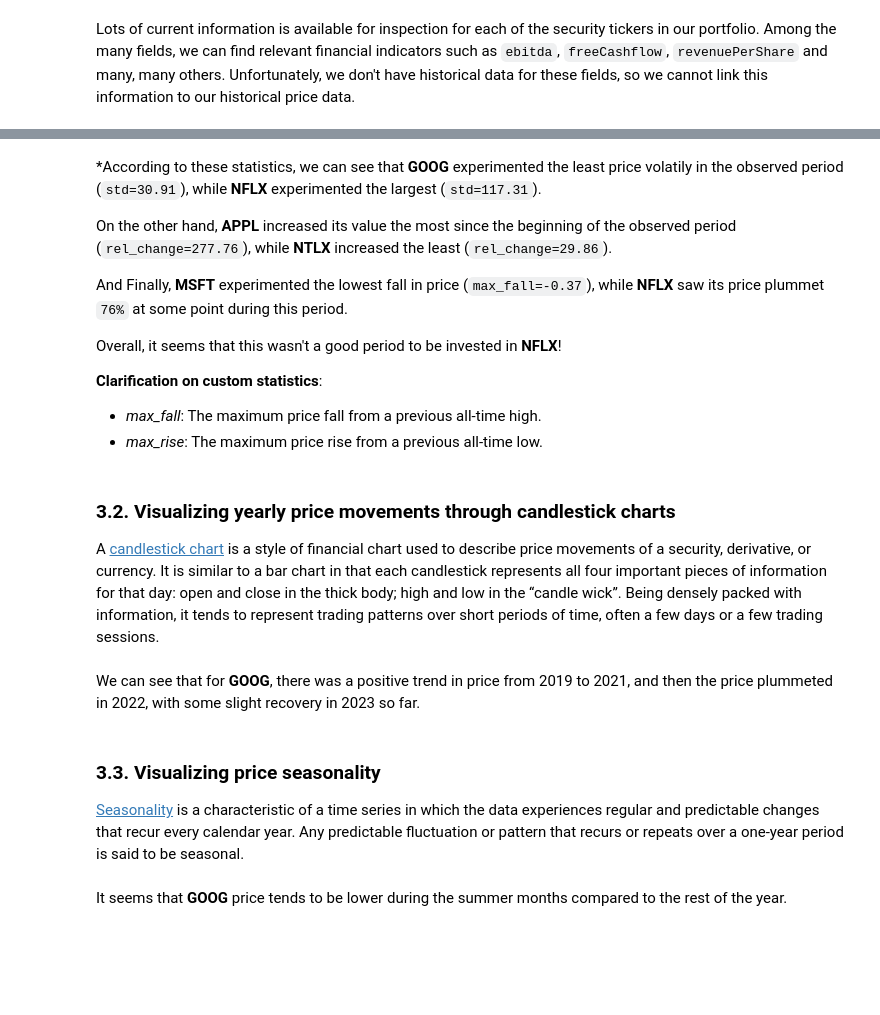
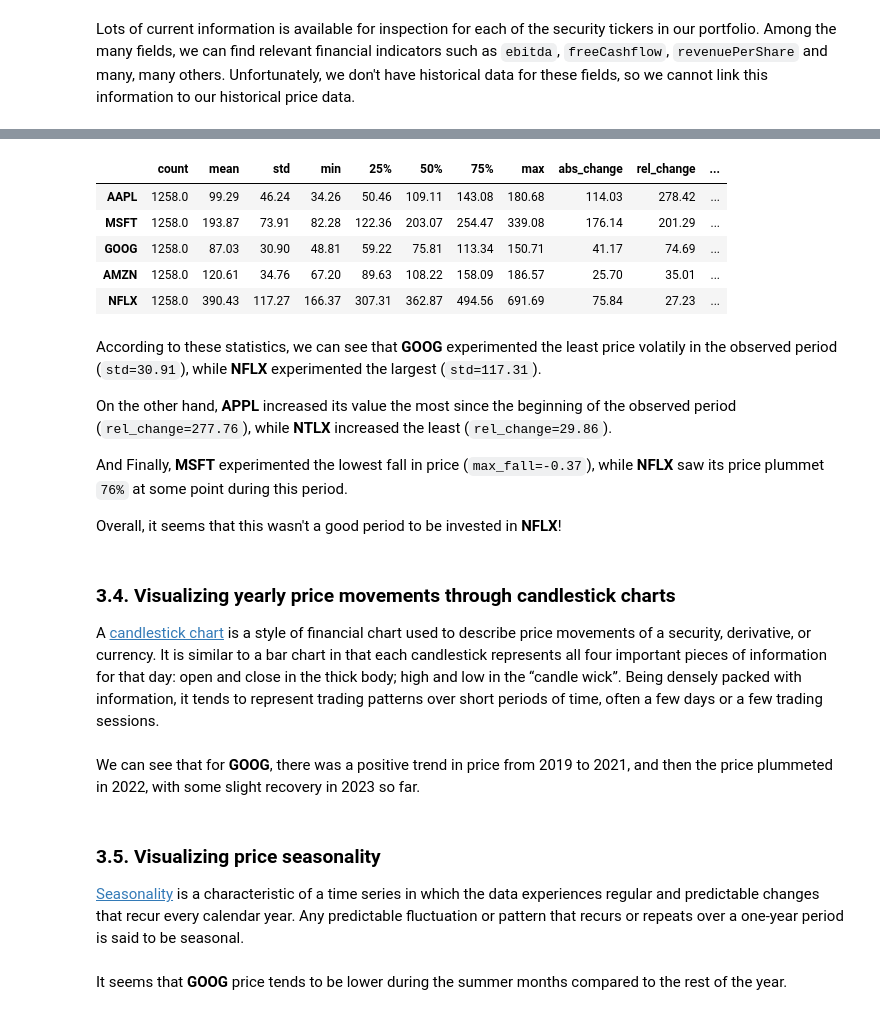
Before and after one commit to CarlosUziel/stock-picker, a Jupyter notebook: notebooks/main.ipynb, the cells around one changed output, grey strips where cells are left out. Saved outputs shown, nothing was run; the diff lists cells and outputs as text; code cells hidden in the pictures; blank space fills up the shorter version.

```diff
--- a/notebooks/main.ipynb
+++ b/notebooks/main.ipynb
@@ -147,0 +205,3 @@ In the previous section, we already did some minor pre-processing such as ensuri
+# %%
+tickers_data.index = pd.to_datetime(tickers_data.index, format="YYYY-MM-DD")
+tickers_data = tickers_data.asfreq("D").sort_index()
@@ -148 +224,18 @@ In the previous section, we already did some minor pre-processing such as ensuri
+# %%
+def rel_change(series: pd.Series):
+    """Relative price increases"""
+    initial_value = series.dropna().iloc[0]
+    return ((series - initial_value) / initial_value) * 100
+
+
+fig = px.line(
+    tickers_data["Adj Close"].apply(rel_change, axis=0),
+    title="Price evolution (in relative terms from the start date)",
+)
+fig.update_layout(
+    yaxis_title="Adj. Close price chage w.r.t. the start date",
+    xaxis_title="Date",
+    legend_title="Security ticker",
+)
+fig.update_layout(template="seaborn").show()
 # %% [markdown]
@@ -164,17 +278,33 @@ INFO:root:Historical price statistics calculated successfully!
+# %%
+price_stats = (
+    pd.concat(
+        (
+            tickers_data["Adj Close"].describe(),
+            tickers_data["Adj Close"].agg([abs_change, rel_change, max_fall, max_rise]),
+        )
+    )
+    .round(2)
+    .transpose()
+    .sort_values(by="rel_change", ascending=False)
+)
+price_stats
+# %% [output]
+|  | count | mean | std | min | 25% | 50% | 75% | max | abs_change | rel_change | ... |
+| AAPL | 1258.0 | 99.29 | 46.24 | 34.26 | 50.46 | 109.11 | 143.08 | 180.68 | 114.03 | 278.42 | ... |
+| MSFT | 1258.0 | 193.87 | 73.91 | 82.28 | 122.36 | 203.07 | 254.47 | 339.08 | 176.14 | 201.29 | ... |
+| GOOG | 1258.0 | 87.03 | 30.90 | 48.81 | 59.22 | 75.81 | 113.34 | 150.71 | 41.17 | 74.69 | ... |
+| AMZN | 1258.0 | 120.61 | 34.76 | 67.20 | 89.63 | 108.22 | 158.09 | 186.57 | 25.70 | 35.01 | ... |
+| NFLX | 1258.0 | 390.43 | 117.27 | 166.37 | 307.31 | 362.87 | 494.56 | 691.69 | 75.84 | 27.23 | ... |
 # %% [markdown]
-*According to these statistics, we can see that **GOOG** experimented the least price volatily in the observed period (`std=30.91`), while **NFLX** experimented the largest (`std=117.31`).
+According to these statistics, we can see that **GOOG** experimented the least price volatily in the observed period (`std=30.91`), while **NFLX** experimented the largest (`std=117.31`).
 
 On the other hand, **APPL** increased its value the most since the beginning of the observed period (`rel_change=277.76`), while **NTLX** increased the least (`rel_change=29.86`).
 
 And Finally, **MSFT** experimented the lowest fall in price (`max_fall=-0.37`), while **NFLX** saw its price plummet `76%` at some point during this period.
 
 Overall, it seems that this wasn't a good period to be invested in **NFLX**!
-
-**Clarification on custom statistics**:
-- *max_fall*: The maximum price fall from a previous all-time high.
-- *max_rise*: The maximum price rise from a previous all-time low.
 # %% [markdown]
-### 3.2. Visualizing yearly price movements through candlestick charts
+### 3.4. Visualizing yearly price movements through candlestick charts
 
 A [candlestick chart](https://en.wikipedia.org/wiki/Candlestick_chart) is a style of financial chart used to describe price movements of a security, derivative, or currency. It is similar to a bar chart in that each candlestick represents all four important pieces of information for that day: open and close in the thick body; high and low in the “candle wick”. Being densely packed with information, it tends to represent trading patterns over short periods of time, often a few days or a few trading sessions.
 # %%
@@ -183,7 +313,7 @@ fig.update_layout(template="seaborn").show()
 # %% [markdown]
 We can see that for **GOOG**, there was a positive trend in price from 2019 to 2021, and then the price plummeted in 2022, with some slight recovery in 2023 so far.
 # %% [markdown]
-### 3.3. Visualizing price seasonality
+### 3.5. Visualizing price seasonality
 
 [Seasonality](https://www.investopedia.com/terms/s/seasonality.asp) is a characteristic of a time series in which the data experiences regular and predictable changes that recur every calendar year. Any predictable fluctuation or pattern that recurs or repeats over a one-year period is said to be seasonal.
 # %%
```
Also changed, not shown: parts of 64 cells of this notebook.
